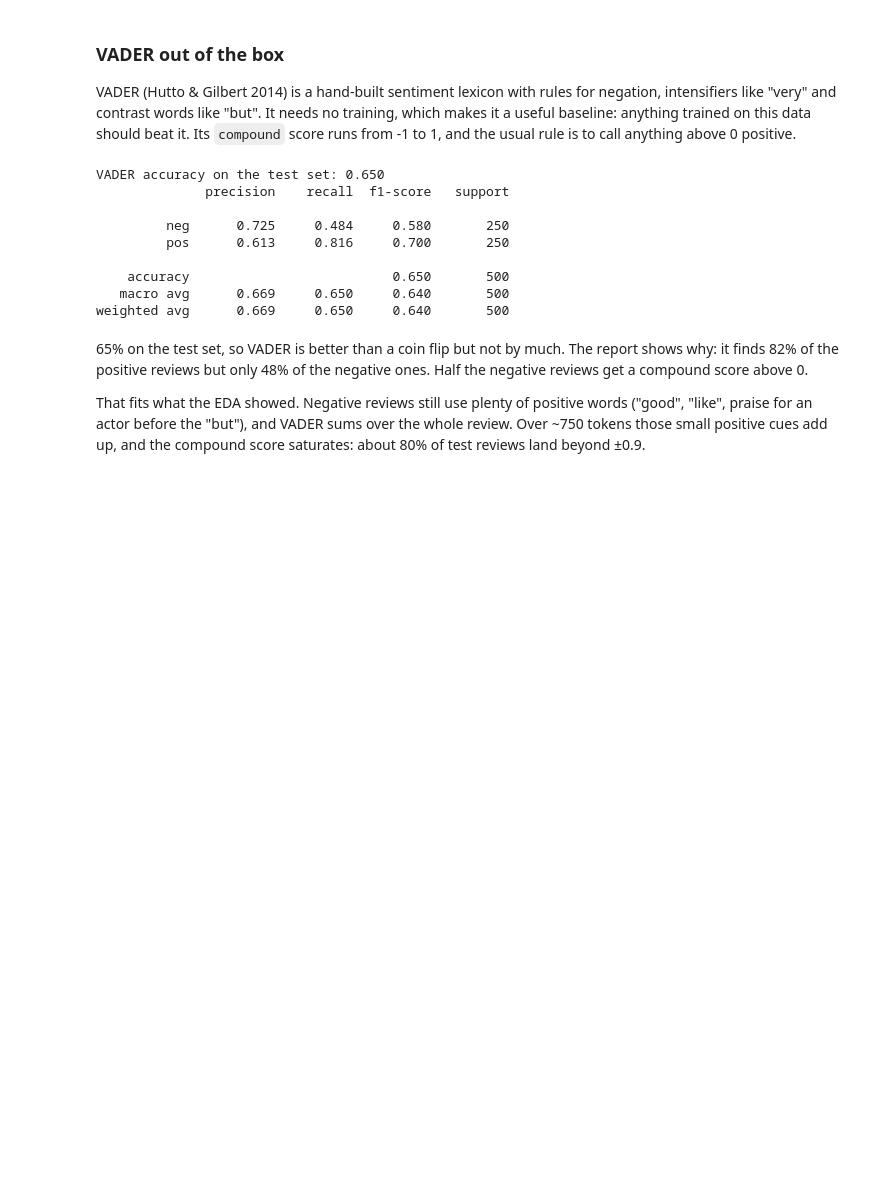
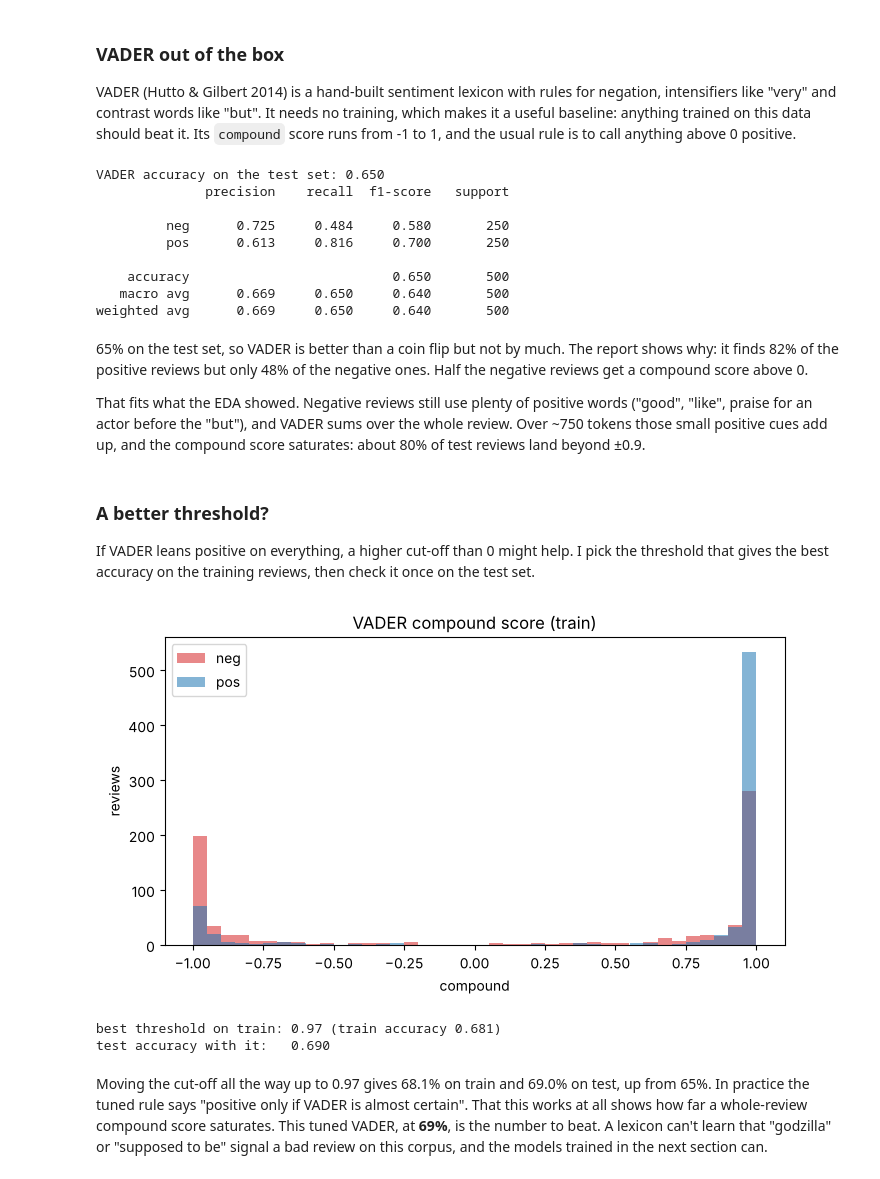
Before and after one commit to adityarajsingh1/sentiment-analysis, a Jupyter notebook: sentiment_analysis.ipynb, the cells around one changed output. Drawn from its saved outputs; the diff is of its cells as text; code cells hidden in the pictures; blank space fills up the shorter version.

Commit message:
Tune the VADER threshold on the training set

```diff
--- a/sentiment_analysis.ipynb
+++ b/sentiment_analysis.ipynb
@@ -338,3 +338,31 @@ the positive reviews but only 48% of the negative ones. Half the negative review
 That fits what the EDA showed. Negative reviews still use plenty of positive words ("good", "like", praise for an
 actor before the "but"), and VADER sums over the whole review. Over ~750 tokens those small positive cues add up,
 and the compound score saturates: about 80% of test reviews land beyond ±0.9.
+# %% [markdown]
+### A better threshold?
+
+If VADER leans positive on everything, a higher cut-off than 0 might help. I pick the threshold that gives the best
+accuracy on the training reviews, then check it once on the test set.
+# %%
+fig, ax = plt.subplots(figsize=(8, 4))
+for label, color in [("neg", "tab:red"), ("pos", "tab:blue")]:
+    ax.hist(train.loc[train.label == label, "vader"], bins=40, alpha=0.55, color=color, label=label)
+ax.set(title="VADER compound score (train)", xlabel="compound", ylabel="reviews")
+ax.legend()
+plt.show()
+
+thresholds = np.linspace(-0.95, 0.99, 195)
+train_acc = [accuracy_score(train.label, np.where(train.vader > t, "pos", "neg")) for t in thresholds]
+best_t = thresholds[int(np.argmax(train_acc))]
+tuned_pred = np.where(test.vader > best_t, "pos", "neg")
+print(f"best threshold on train: {best_t:.2f} (train accuracy {max(train_acc):.3f})")
+print(f"test accuracy with it:   {accuracy_score(test.label, tuned_pred):.3f}")
+# %% [output]
+[figure, added]
+best threshold on train: 0.97 (train accuracy 0.681)
+test accuracy with it:   0.690
+# %% [markdown]
+Moving the cut-off all the way up to 0.97 gives 68.1% on train and 69.0% on test, up from 65%. In practice the
+tuned rule says "positive only if VADER is almost certain". That this works at all shows how far a whole-review
+compound score saturates. This tuned VADER, at **69%**, is the number to beat. A lexicon can't learn that
+"godzilla" or "supposed to be" signal a bad review on this corpus, and the models trained in the next section can.
```
